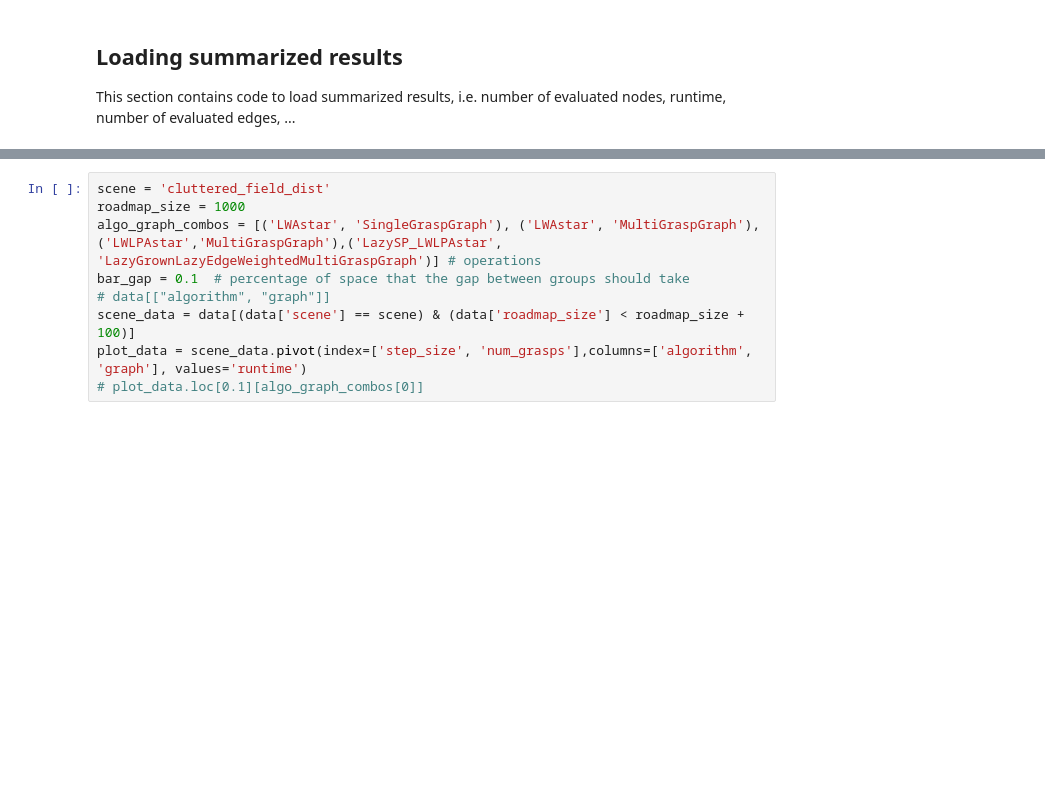
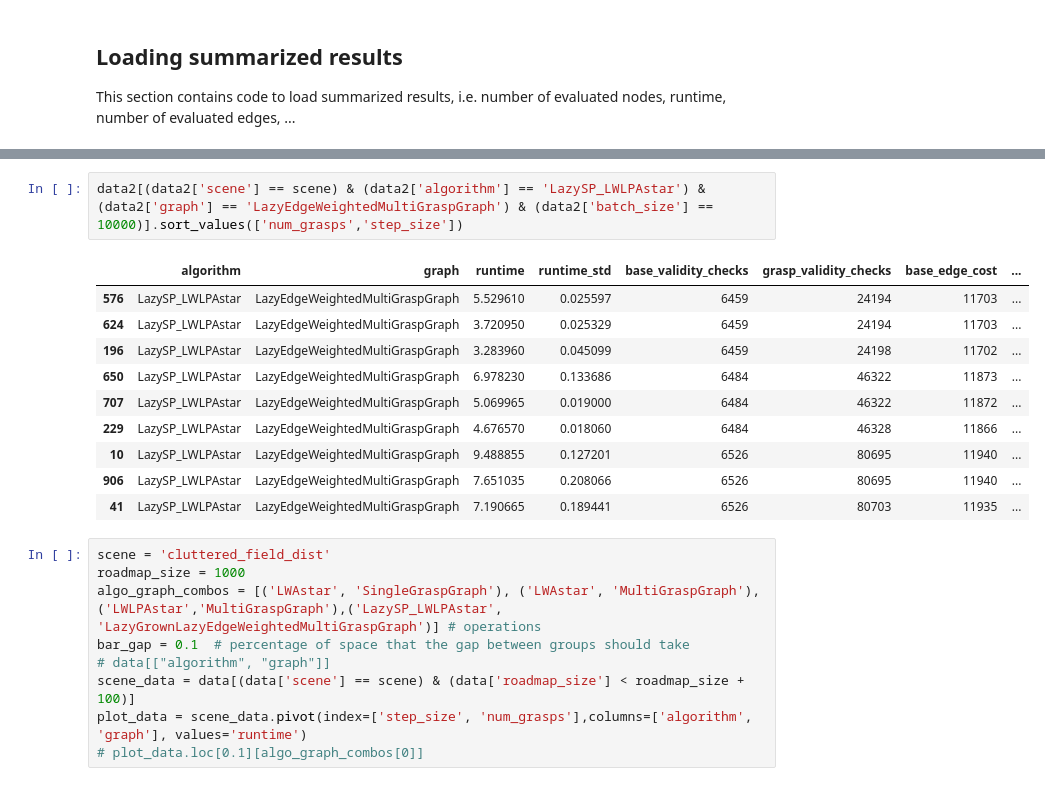
Before and after one commit to malwaru/hfts_grasp_planner, a Jupyter notebook: scripts/notebooks/mg_planner_evaluation.ipynb, the cells around one changed output, grey strips where cells are left out. Cells and saved outputs as stored; diff of their text form; blank space fills up the shorter version.

```diff
--- a/scripts/notebooks/mg_planner_evaluation.ipynb
+++ b/scripts/notebooks/mg_planner_evaluation.ipynb
@@ -283,3 +582,16 @@ ax.legend(bars[:len(algo_graph_combos)], map(prettify, algo_graph_combos))
+# %%
+data2[(data2['scene'] == scene) & (data2['algorithm'] == 'LazySP_LWLPAstar') & (data2['graph'] == 'LazyEdgeWeightedMultiGraspGraph') & (data2['batch_size'] == 10000)].sort_values(['num_grasps','step_size'])
+# %% [output]
+|  | algorithm | graph | runtime | runtime_std | base_validity_checks | grasp_validity_checks | base_edge_cost | ... |
+| 576 | LazySP_LWLPAstar | LazyEdgeWeightedMultiGraspGraph | 5.529610 | 0.025597 | 6459 | 24194 | 11703 | ... |
+| 624 | LazySP_LWLPAstar | LazyEdgeWeightedMultiGraspGraph | 3.720950 | 0.025329 | 6459 | 24194 | 11703 | ... |
+| 196 | LazySP_LWLPAstar | LazyEdgeWeightedMultiGraspGraph | 3.283960 | 0.045099 | 6459 | 24198 | 11702 | ... |
+| 650 | LazySP_LWLPAstar | LazyEdgeWeightedMultiGraspGraph | 6.978230 | 0.133686 | 6484 | 46322 | 11873 | ... |
+| 707 | LazySP_LWLPAstar | LazyEdgeWeightedMultiGraspGraph | 5.069965 | 0.019000 | 6484 | 46322 | 11872 | ... |
+| 229 | LazySP_LWLPAstar | LazyEdgeWeightedMultiGraspGraph | 4.676570 | 0.018060 | 6484 | 46328 | 11866 | ... |
+| 10 | LazySP_LWLPAstar | LazyEdgeWeightedMultiGraspGraph | 9.488855 | 0.127201 | 6526 | 80695 | 11940 | ... |
+| 906 | LazySP_LWLPAstar | LazyEdgeWeightedMultiGraspGraph | 7.651035 | 0.208066 | 6526 | 80695 | 11940 | ... |
+| 41 | LazySP_LWLPAstar | LazyEdgeWeightedMultiGraspGraph | 7.190665 | 0.189441 | 6526 | 80703 | 11935 | ... |
 # %%
 scene = 'cluttered_field_dist'
 roadmap_size = 1000
```
Also changed, not shown: parts of 13 cells of this notebook, 14 other files.
